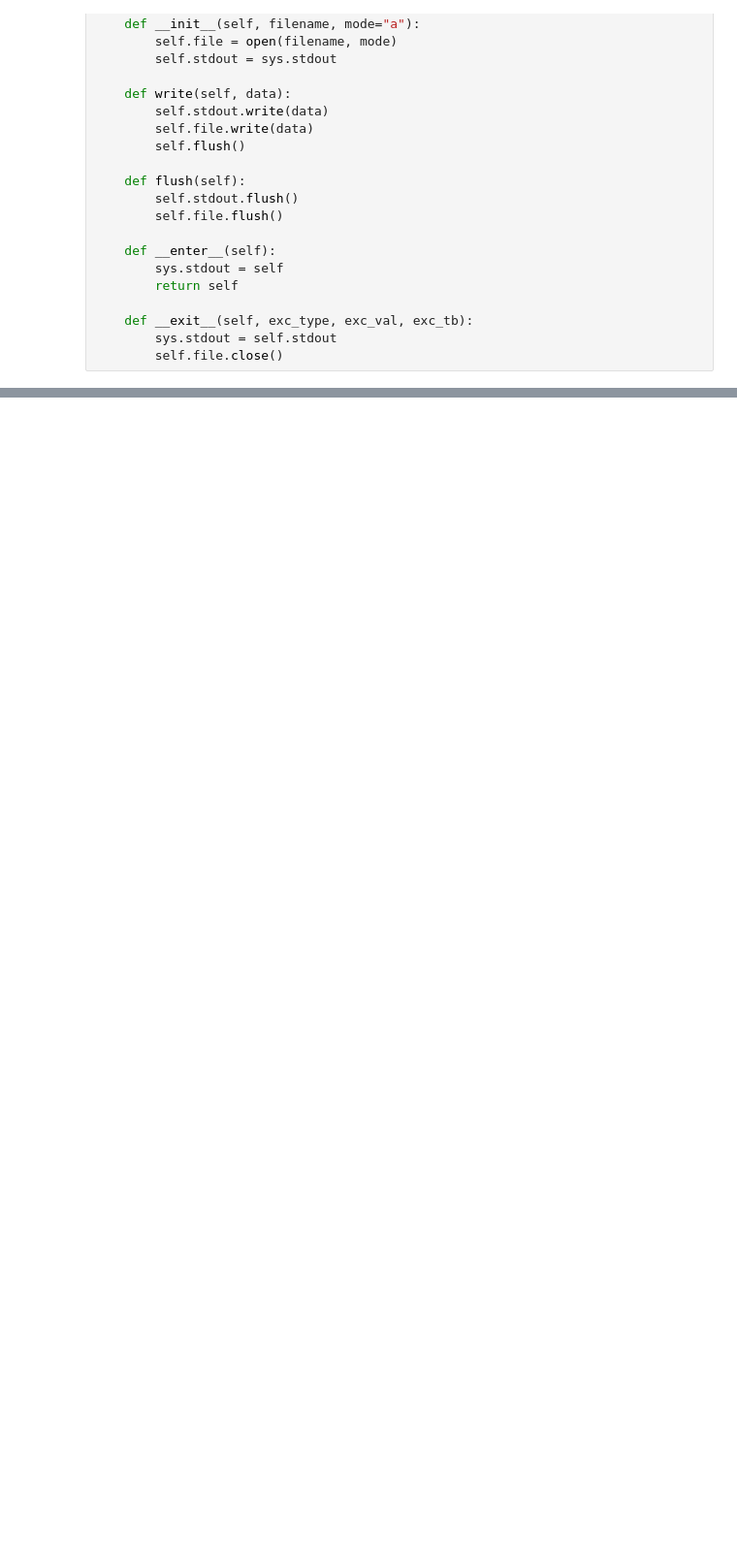
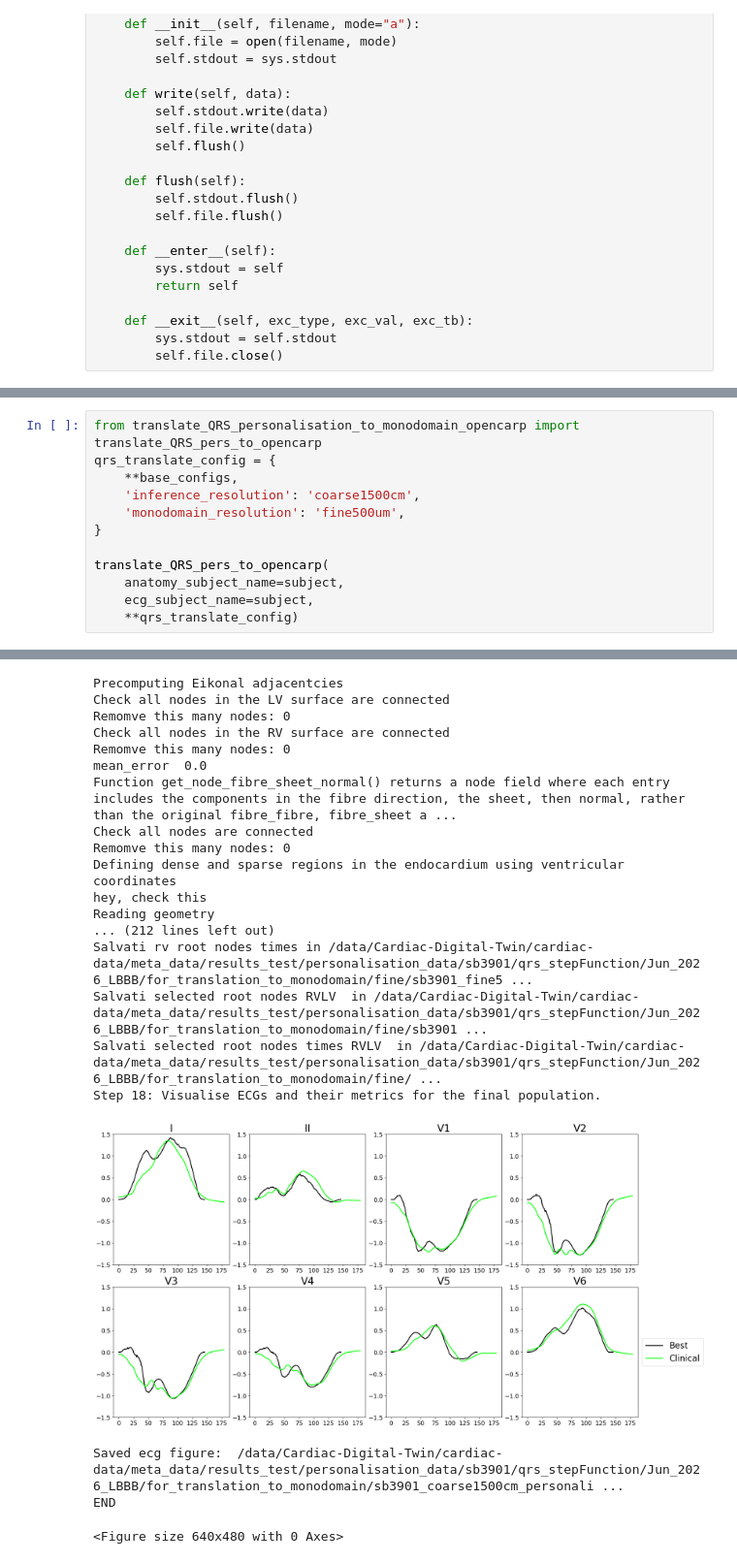
Before and after one commit to FedeOmb/Cardiac-Digital-Twin, a Jupyter notebook: src/personalise_all_phases.ipynb, the cells around one changed output, grey strips where cells are left out. Shown at 97% size. Cells and saved outputs as stored; diff of their text form; blank space fills up the shorter version.

```diff
--- a/src/personalise_all_phases.ipynb
+++ b/src/personalise_all_phases.ipynb
@@ -432,0 +466,13 @@ Simulating batch 72 to 115
+# %%
+from translate_QRS_personalisation_to_monodomain_opencarp import translate_QRS_pers_to_opencarp
+qrs_translate_config = {
+    **base_configs,
+    'inference_resolution': 'coarse1500cm',
+    'monodomain_resolution': 'fine500um',
+}
+
+translate_QRS_pers_to_opencarp(
+    anatomy_subject_name=subject,
+    ecg_subject_name=subject,
+    **qrs_translate_config)
+# %% [output]
@@ -432,0 +494,21 @@ Simulating batch 72 to 115
+Precomputing Eikonal adjacentcies
+Check all nodes in the LV surface are connected
+Remomve this many nodes: 0
+Check all nodes in the RV surface are connected
+Remomve this many nodes: 0
+mean_error  0.0
+Function get_node_fibre_sheet_normal() returns a node field where each entry includes the components in the fibre direction, the sheet, then normal, rather than the original fibre_fibre, fibre_sheet a ...
+Check all nodes are connected
+Remomve this many nodes: 0
+Defining dense and sparse regions in the endocardium using ventricular coordinates
+hey, check this
+Reading geometry
+... (212 lines left out)
+Salvati rv root nodes times in /data/Cardiac-Digital-Twin/cardiac-data/meta_data/results_test/personalisation_data/sb3901/qrs_stepFunction/Jun_2026_LBBB/for_translation_to_monodomain/fine/sb3901_fine5 ...
+Salvati selected root nodes RVLV  in /data/Cardiac-Digital-Twin/cardiac-data/meta_data/results_test/personalisation_data/sb3901/qrs_stepFunction/Jun_2026_LBBB/for_translation_to_monodomain/fine/sb3901 ...
+Salvati selected root nodes times RVLV  in /data/Cardiac-Digital-Twin/cardiac-data/meta_data/results_test/personalisation_data/sb3901/qrs_stepFunction/Jun_2026_LBBB/for_translation_to_monodomain/fine/ ...
+Step 18: Visualise ECGs and their metrics for the final population.
+[figure, added]
+Saved ecg figure:  /data/Cardiac-Digital-Twin/cardiac-data/meta_data/results_test/personalisation_data/sb3901/qrs_stepFunction/Jun_2026_LBBB/for_translation_to_monodomain/sb3901_coarse1500cm_personali ...
+END
+<Figure size 640x480 with 0 Axes>
```
Also changed, not shown: parts of 17 cells of this notebook, 2 other files.
